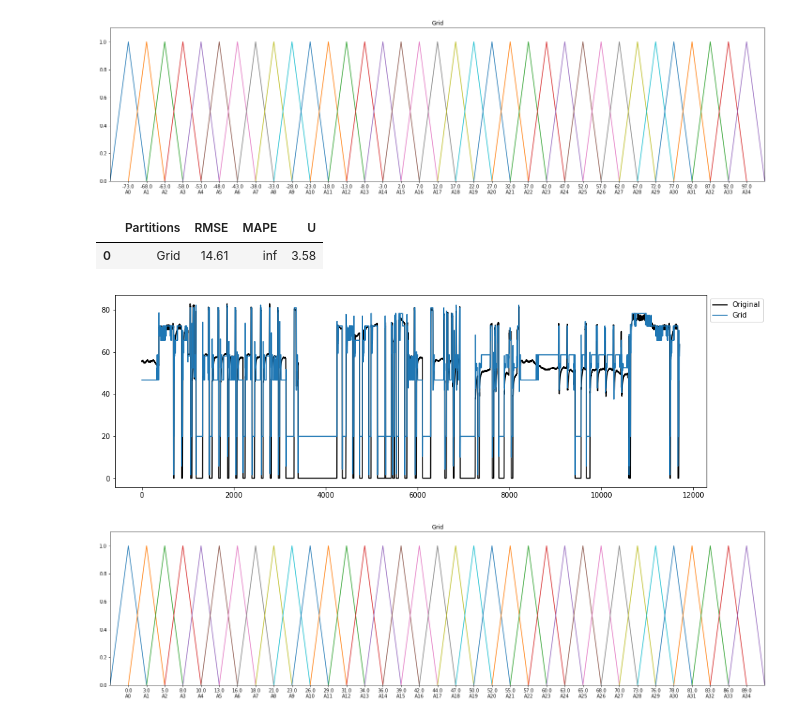
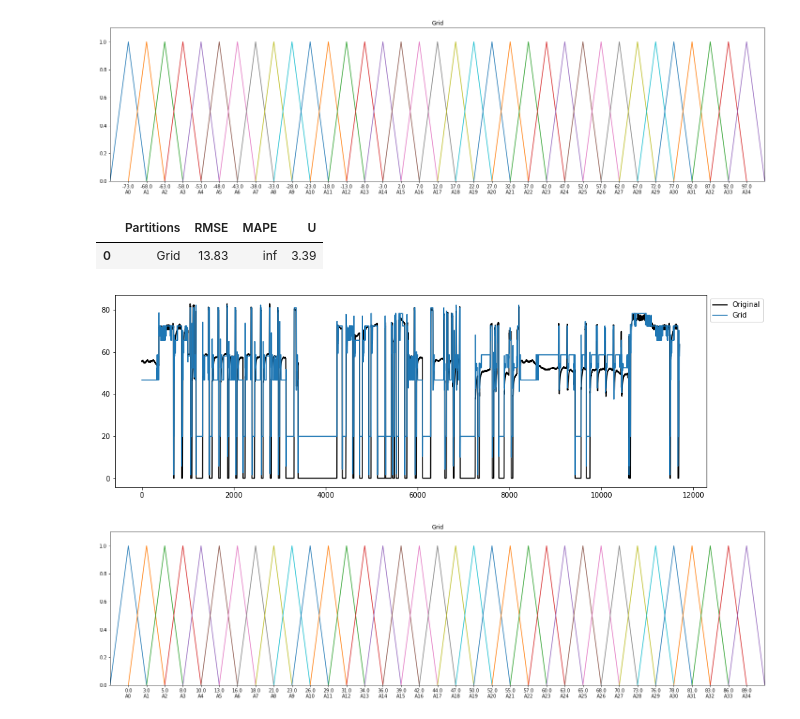
Before and after one commit to gabrielvinicios02/ExperimentsMultivariate, a Jupyter notebook: ClassificadorXGBoost.ipynb, the cells around one changed output. Saved outputs shown, nothing was run; the diff lists cells and outputs as text; code cells hidden in the pictures.

```diff
--- a/ClassificadorXGBoost.ipynb
+++ b/ClassificadorXGBoost.ipynb
@@ -1319,7 +1319,10 @@ k = 35
 rows = []
 
 y11=np.asarray(datasets5['LIT'])
+y11n = y11
 y11=y11[:-100]
+y11train = y11[:7000]
+y11test = y11[7000:]
 
 fig, ax = plt.subplots(nrows=1, ncols=1,figsize=[15,5])
 
@@ -1328,7 +1331,7 @@ ax.plot(y11, label='Original',color='black')
 for contador, metodo in enumerate(metodos):
   part11 = metodo(data=y11, npart=k)
   model11 = hofts.HighOrderFTS(order=2, partitioner=part11)
-  model11.fit(y11)
+  model11.fit(y11train)
   forecasts11 = model11.predict(y11)
   for o in range(model11.order):
     forecasts11.insert(0,None)
@@ -1364,35 +1367,38 @@ k = 35
 
 rows = []
 
 y22=np.asarray(datasets5['SpeedActual'])
+y22n = y22
 y22=y22[:-100]
+y22train = y22[:7000]
+y22test = y22[7000:]
 
 fig, ax = plt.subplots(nrows=1, ncols=1,figsize=[15,5])
 
 ax.plot(y22, label='Original',color='black')
 
 for contador, metodo in enumerate(metodos):
   part22 = metodo(data=y22, npart=k)
   model22 = hofts.HighOrderFTS(order=2, partitioner=part22)
-  model22.fit(y22)
+  model22.fit(y22train)
   forecasts22 = model.predict(y22)
   for o in range(model22.order):
     forecasts22.insert(0,None)
 
   ax.plot(forecasts22[:-1], label=part22.name)
 
   rmse, mape, u = Measures.get_point_statistics(y22, model22)
 
   rows.append([part22.name, rmse, mape, u])
 
 
 handles, labels = ax.get_legend_handles_labels()
 lgd = ax.legend(handles, labels, loc=2, bbox_to_anchor=(1, 1))
 
 pd.DataFrame(rows, columns=['Partitions','RMSE','MAPE','U'])
 # %% [output]
 |  | Partitions | RMSE | MAPE | U |
-| 0 | Grid | 14.61 | inf | 3.58 |
+| 0 | Grid | 13.83 | inf | 3.39 |
 [figure]
 # %%
 fig, ax = plt.subplots(nrows=1, ncols=1,figsize=[25,6])
```
Also changed, not shown: parts of 9 cells of this notebook.
